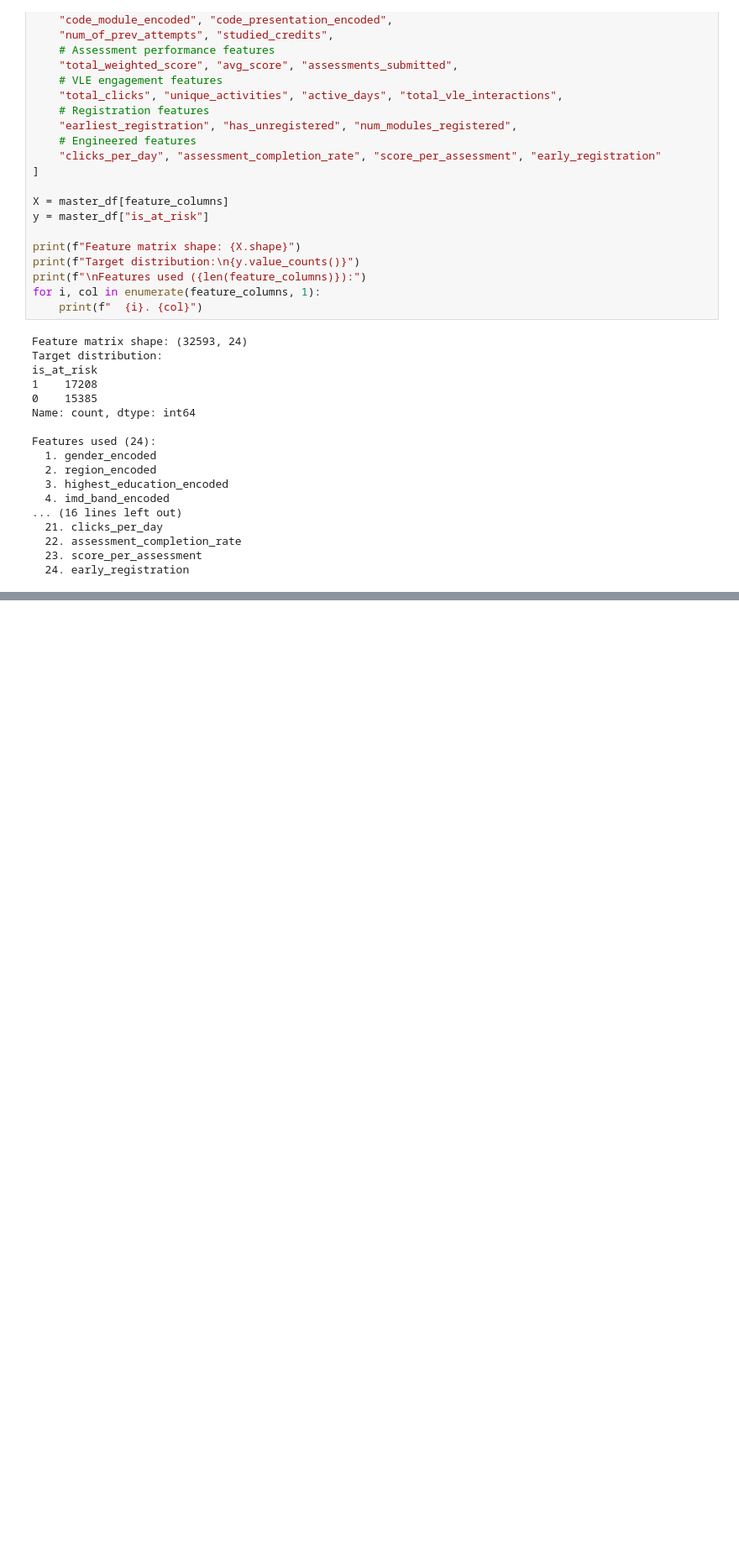
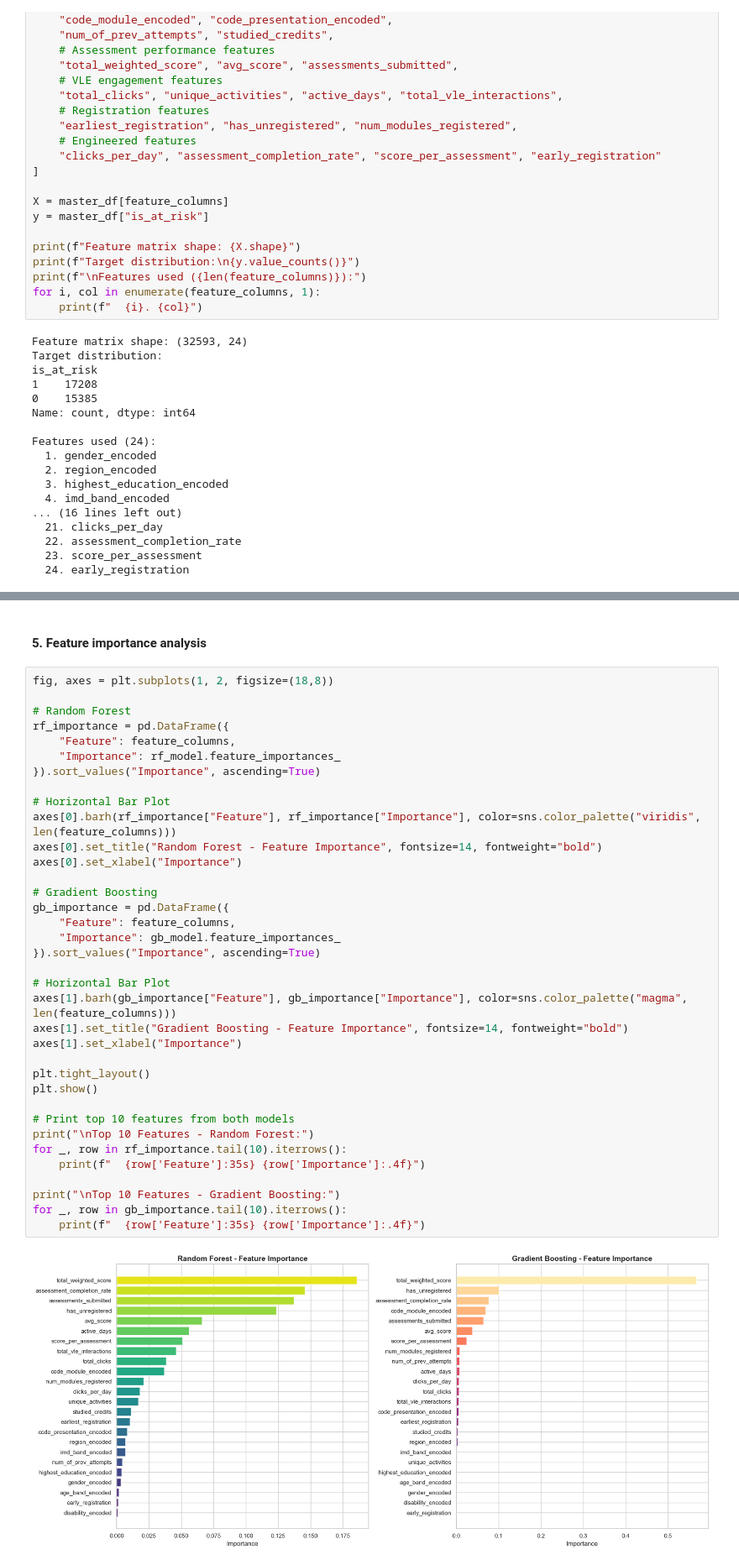
Before and after one commit to SDPcodes/student-performance-analytics, a Jupyter notebook: analytics_notebook.ipynb, the cells around one changed output, grey strips where cells are left out. Shown at 84% size. Saved outputs shown, nothing was run; the diff lists cells and outputs as text; blank space fills up the shorter version.

```diff
--- a/analytics_notebook.ipynb
+++ b/analytics_notebook.ipynb
@@ -724,0 +945,40 @@ Features used (24):
+# %% [markdown]
+#### 5. Feature importance analysis
+# %%
+fig, axes = plt.subplots(1, 2, figsize=(18,8))
+
+# Random Forest
+rf_importance = pd.DataFrame({
+    "Feature": feature_columns,
+    "Importance": rf_model.feature_importances_
+}).sort_values("Importance", ascending=True)
+
+# Horizontal Bar Plot
+axes[0].barh(rf_importance["Feature"], rf_importance["Importance"], color=sns.color_palette("viridis", len(feature_columns)))
+axes[0].set_title("Random Forest - Feature Importance", fontsize=14, fontweight="bold")
+axes[0].set_xlabel("Importance")
+
+# Gradient Boosting
+gb_importance = pd.DataFrame({
+    "Feature": feature_columns,
+    "Importance": gb_model.feature_importances_
+}).sort_values("Importance", ascending=True)
+
+# Horizontal Bar Plot
+axes[1].barh(gb_importance["Feature"], gb_importance["Importance"], color=sns.color_palette("magma", len(feature_columns)))
+axes[1].set_title("Gradient Boosting - Feature Importance", fontsize=14, fontweight="bold")
+axes[1].set_xlabel("Importance")
+
+plt.tight_layout()
+plt.show()
+
+# Print top 10 features from both models
+print("\nTop 10 Features - Random Forest:")
+for _, row in rf_importance.tail(10).iterrows():
+    print(f"  {row['Feature']:35s} {row['Importance']:.4f}")
+
+print("\nTop 10 Features - Gradient Boosting:")
+for _, row in gb_importance.tail(10).iterrows():
+    print(f"  {row['Feature']:35s} {row['Importance']:.4f}")
+# %% [output]
+[figure, added]
```
Also changed, not shown: parts of 15 cells of this notebook.
